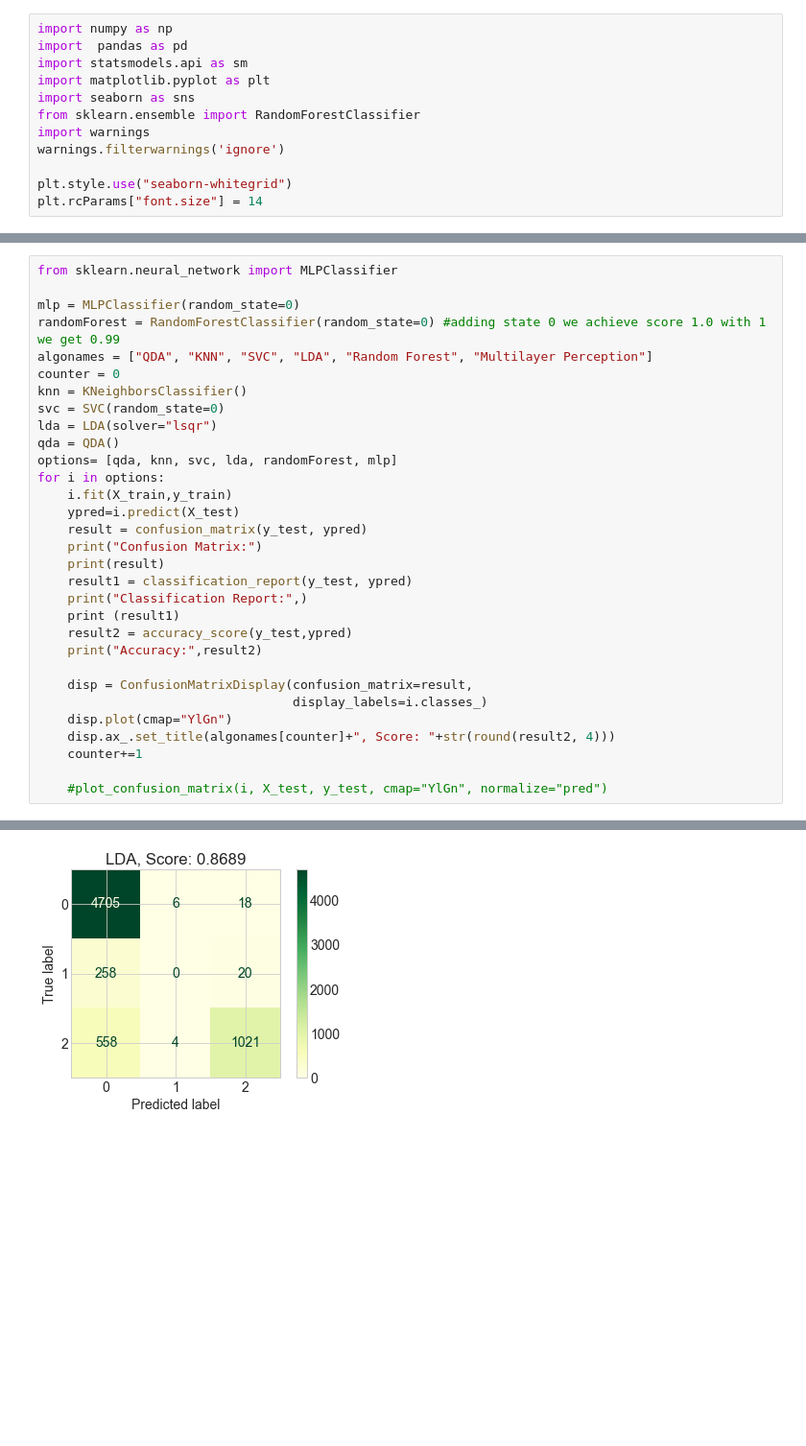
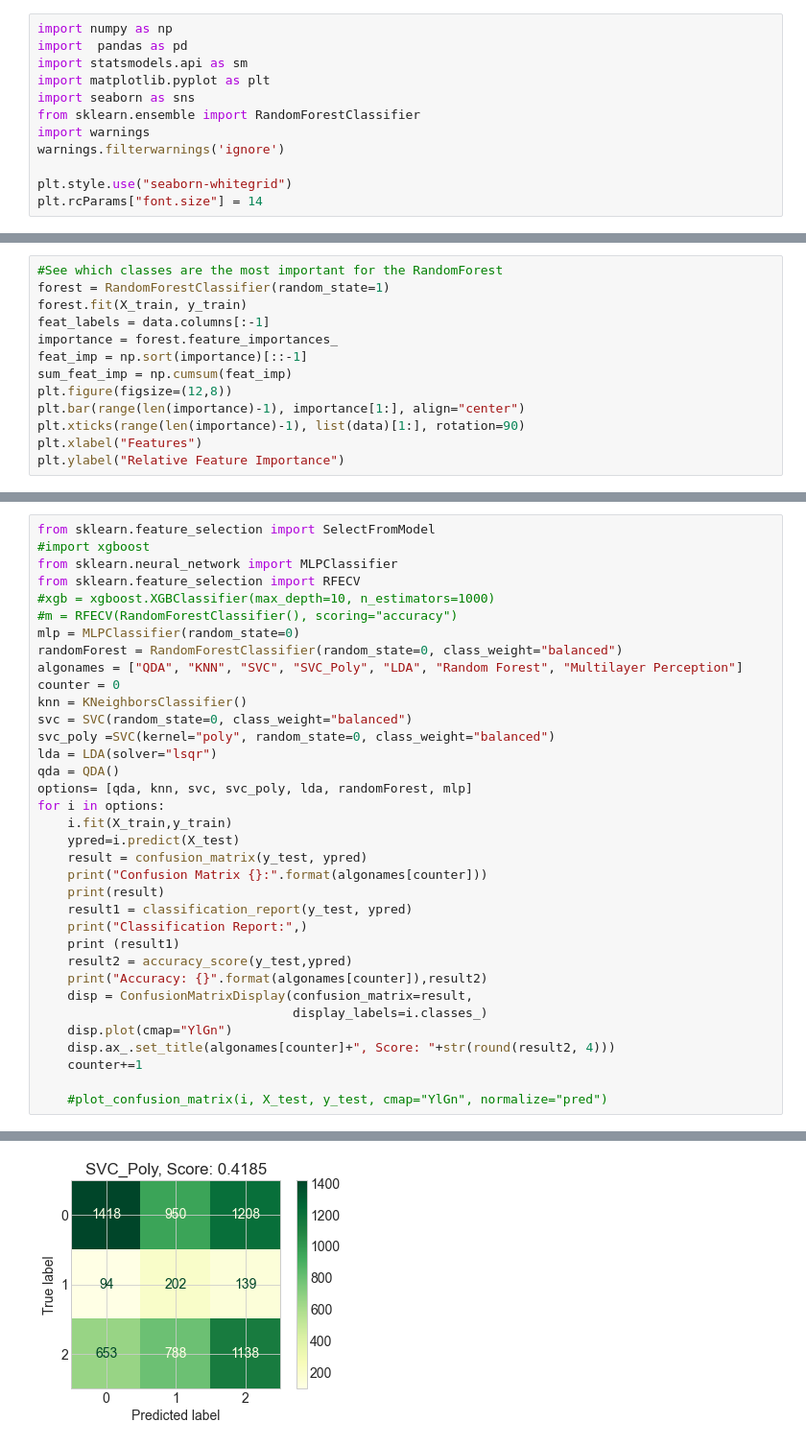
Before and after one commit to JosipHarambasic/ML_Project, a Jupyter notebook: ml_model.ipynb, the cells around one changed output, grey strips where cells are left out. Shown: that part at 96% size. Saved outputs shown, nothing was run; the diff lists cells and outputs as text; blank space fills up the shorter version.

```diff
--- a/ml_model.ipynb
+++ b/ml_model.ipynb
@@ -76,3 +87,16 @@ print("Number of test elements: " + str(len(X_test)))
 # %% [output]
 Number of train elements: 15374
 Number of test elements: 6590
+# %%
+#See which classes are the most important for the RandomForest
+forest = RandomForestClassifier(random_state=1)
+forest.fit(X_train, y_train)
+feat_labels = data.columns[:-1]
+importance = forest.feature_importances_
+feat_imp = np.sort(importance)[::-1]
+sum_feat_imp = np.cumsum(feat_imp)
+plt.figure(figsize=(12,8))
+plt.bar(range(len(importance)-1), importance[1:], align="center")
+plt.xticks(range(len(importance)-1), list(data)[1:], rotation=90)
+plt.xlabel("Features")
+plt.ylabel("Relative Feature Importance")
@@ -79,27 +106,31 @@ Number of test elements: 6590
 # %%
+from sklearn.feature_selection import SelectFromModel
+#import xgboost
 from sklearn.neural_network import MLPClassifier
-
+from sklearn.feature_selection import RFECV
+#xgb = xgboost.XGBClassifier(max_depth=10, n_estimators=1000)
+#m = RFECV(RandomForestClassifier(), scoring="accuracy")
 mlp = MLPClassifier(random_state=0)
-randomForest = RandomForestClassifier(random_state=0) #adding state 0 we achieve score 1.0 with 1 we get 0.99
-algonames = ["QDA", "KNN", "SVC", "LDA", "Random Forest", "Multilayer Perception"]
+randomForest = RandomForestClassifier(random_state=0, class_weight="balanced")
+algonames = ["QDA", "KNN", "SVC", "SVC_Poly", "LDA", "Random Forest", "Multilayer Perception"]
 counter = 0
 knn = KNeighborsClassifier()
-svc = SVC(random_state=0)
+svc = SVC(random_state=0, class_weight="balanced")
+svc_poly =SVC(kernel="poly", random_state=0, class_weight="balanced")
 lda = LDA(solver="lsqr")
 qda = QDA()
-options= [qda, knn, svc, lda, randomForest, mlp]
+options= [qda, knn, svc, svc_poly, lda, randomForest, mlp]
 for i in options:
     i.fit(X_train,y_train)
     ypred=i.predict(X_test)
     result = confusion_matrix(y_test, ypred)
-    print("Confusion Matrix:")
+    print("Confusion Matrix {}:".format(algonames[counter]))
     print(result)
     result1 = classification_report(y_test, ypred)
     print("Classification Report:",)
     print (result1)
     result2 = accuracy_score(y_test,ypred)
-    print("Accuracy:",result2)
-
+    print("Accuracy: {}".format(algonames[counter]),result2)
     disp = ConfusionMatrixDisplay(confusion_matrix=result,
                                   display_labels=i.classes_)
     disp.plot(cmap="YlGn")
@@ -131 +162 @@ Accuracy: 0.9749620637329287
-[figure, old version]
+[figure, new version]
```
Also changed, not shown: parts of 6 cells of this notebook, 8 other files.
